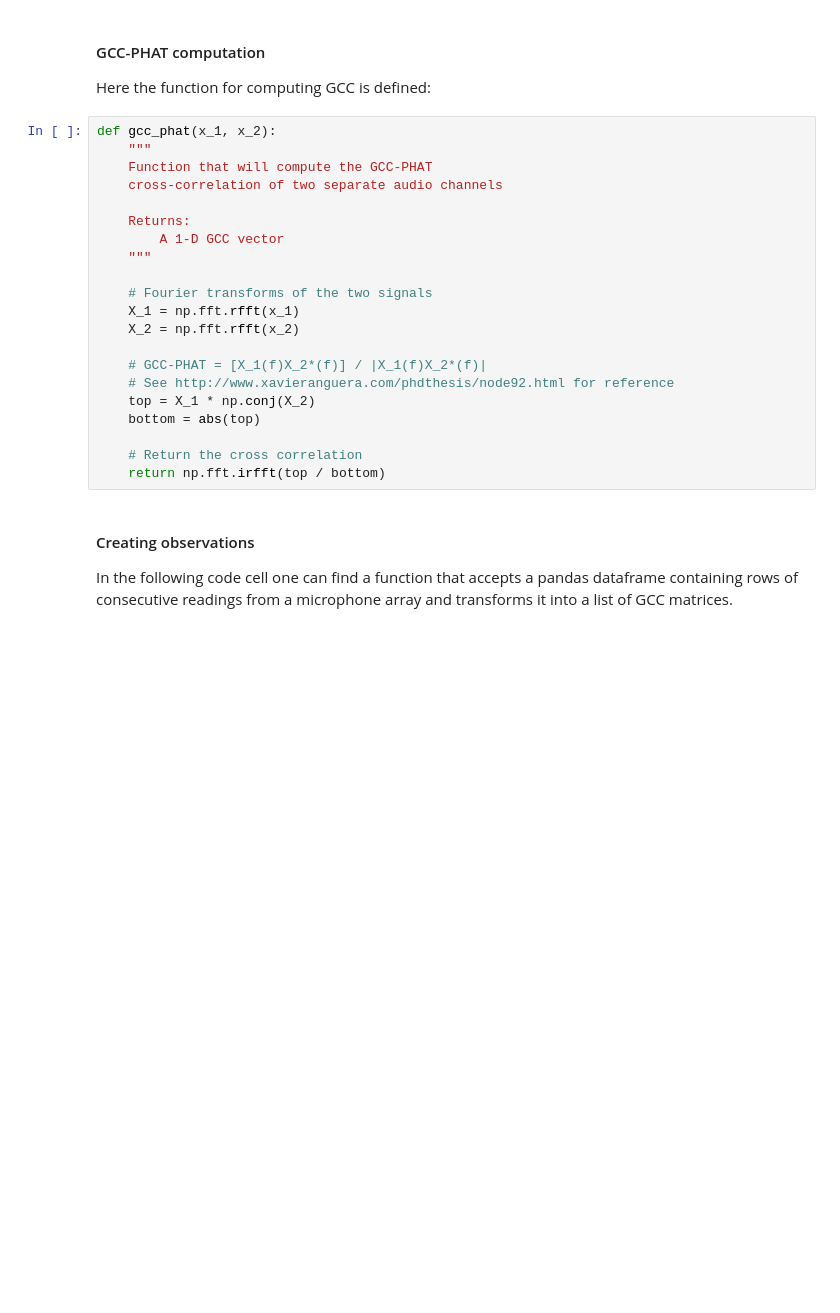
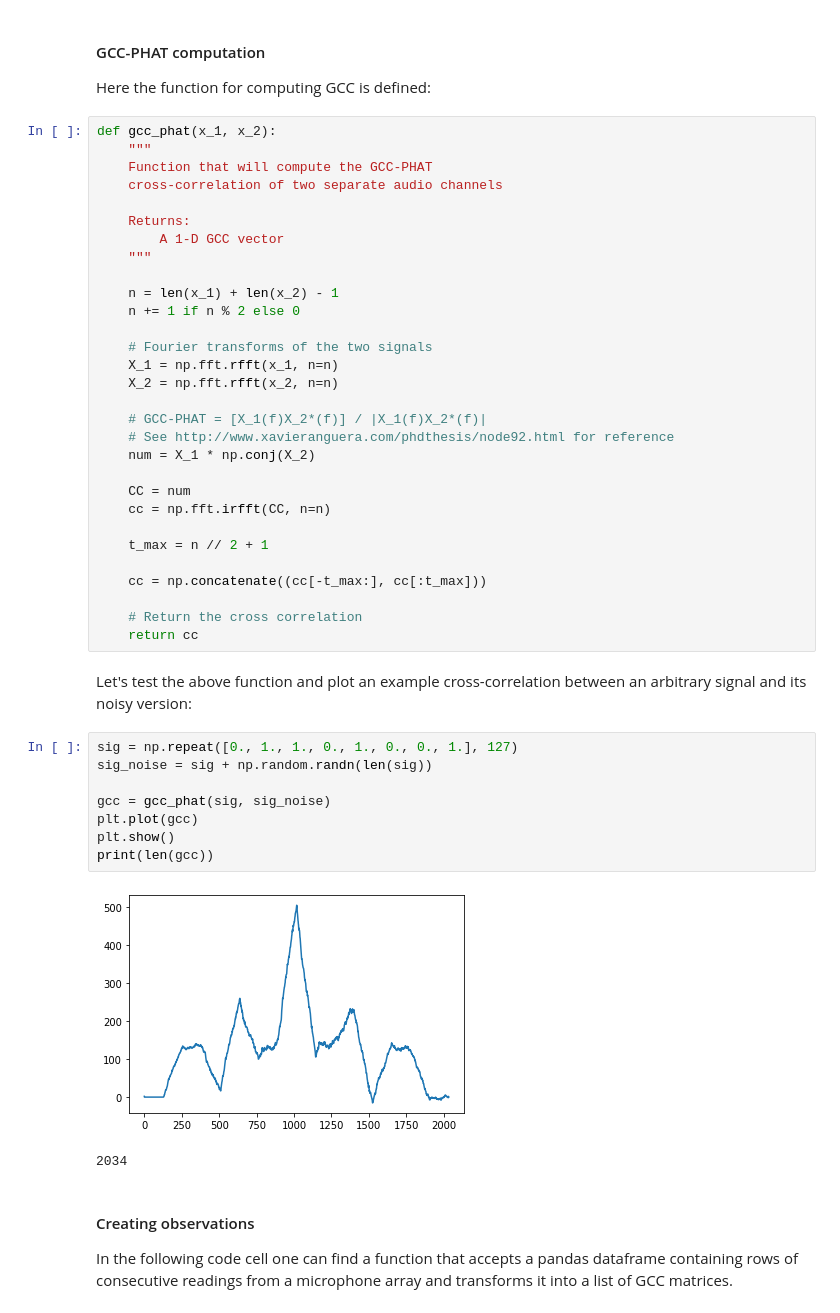
Before and after one commit to thomson008/MEng-project, a Jupyter notebook: Jupyter Notebooks/feature_extraction.ipynb, the cells around one changed output. Drawn from its saved outputs; the diff is of its cells as text; blank space fills up the shorter version.

```diff
--- a/Jupyter Notebooks/feature_extraction.ipynb
+++ b/Jupyter Notebooks/feature_extraction.ipynb
@@ -22,17 +23,39 @@ def gcc_phat(x_1, x_2):
         A 1-D GCC vector
     """
 
+    n = len(x_1) + len(x_2) - 1
+    n += 1 if n % 2 else 0
+
     # Fourier transforms of the two signals
-    X_1 = np.fft.rfft(x_1)
-    X_2 = np.fft.rfft(x_2)
+    X_1 = np.fft.rfft(x_1, n=n)
+    X_2 = np.fft.rfft(x_2, n=n)
 
     # GCC-PHAT = [X_1(f)X_2*(f)] / |X_1(f)X_2*(f)|
     # See http://www.xavieranguera.com/phdthesis/node92.html for reference
-    top = X_1 * np.conj(X_2)
-    bottom = abs(top)
+    num = X_1 * np.conj(X_2)
+
+    CC = num
+    cc = np.fft.irfft(CC, n=n)
+
+    t_max = n // 2 + 1
+
+    cc = np.concatenate((cc[-t_max:], cc[:t_max]))
 
     # Return the cross correlation
-    return np.fft.irfft(top / bottom)
+    return cc
+# %% [markdown]
+Let's test the above function and plot an example cross-correlation between an arbitrary signal and its noisy version:
+# %%
+sig = np.repeat([0., 1., 1., 0., 1., 0., 0., 1.], 127)
+sig_noise = sig + np.random.randn(len(sig))
+
+gcc = gcc_phat(sig, sig_noise)
+plt.plot(gcc)
+plt.show()
+print(len(gcc))
+# %% [output]
+[figure, added]
+2034
 # %% [markdown]
 #### Creating observations
 In the following code cell one can find a function that accepts a pandas dataframe containing rows of consecutive readings from a microphone array and transforms it into a list of GCC matrices.
```
Also changed, not shown: parts of 3 cells of this notebook, 1 other file.
